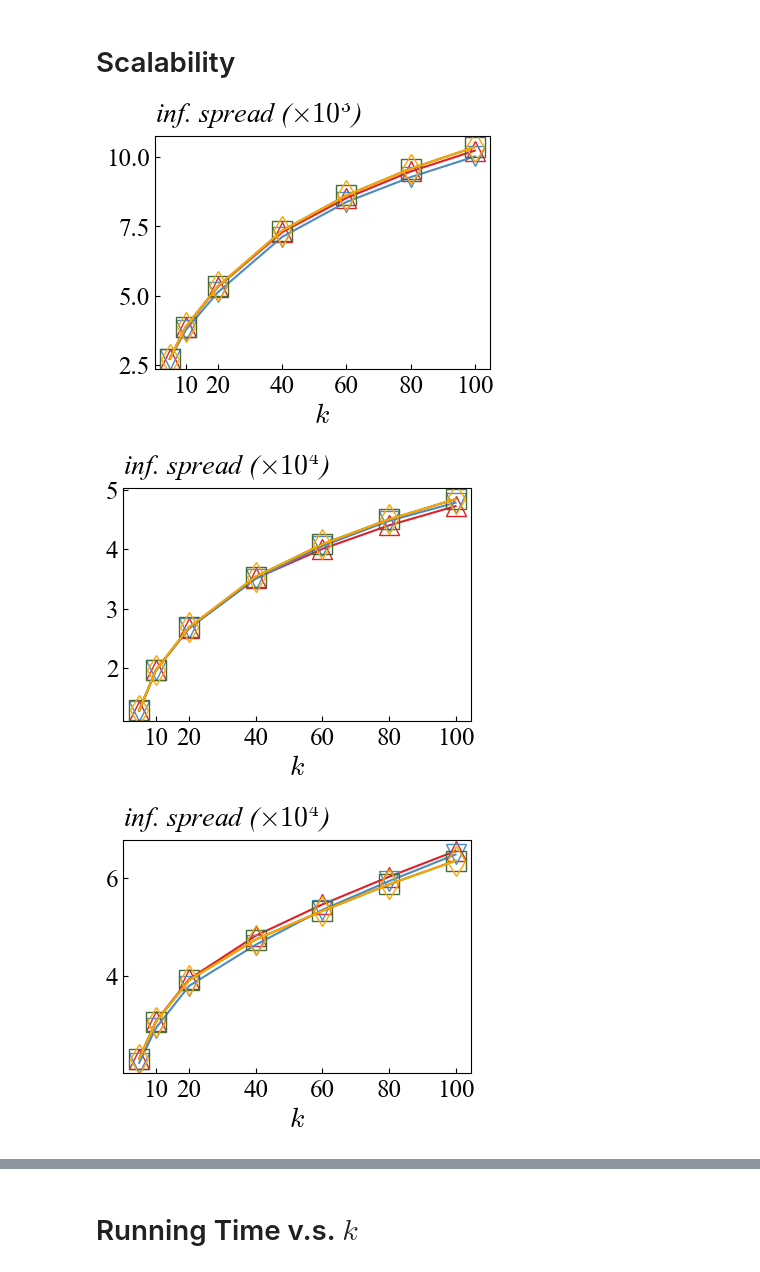
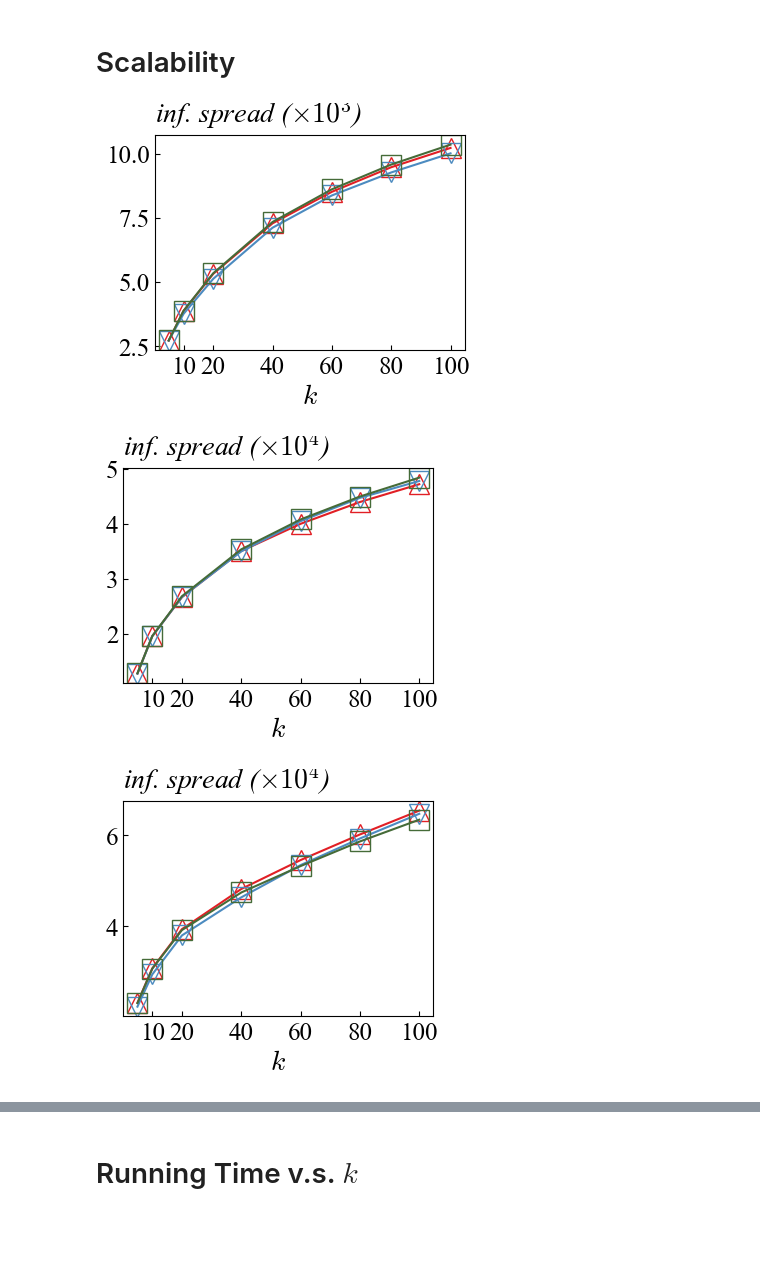
Before and after one commit to chenxlong3/AISPAC, a Jupyter notebook: data_process.ipynb, the cells around one changed output, grey strips where cells are left out. Cells and saved outputs as stored; diff of their text form; code cells hidden in the pictures; blank space fills up the shorter version.

```diff
--- a/data_process.ipynb
+++ b/data_process.ipynb
@@ -774,18 +780,19 @@ inf_k_orkut_scale_dict_AIS = get_inf_spread_of_one_dataset("orkut", list(range(2
                                                 settings={"eps":0, "seed_mode":"RAND", "num_samples":102400})
 inf_k_orkut_scale_arr = convert_dict_to_arr({**inf_k_orkut_scale_dict, **inf_k_orkut_scale_dict_AIS}, all_methods)
 
-# inf_k_twitter_scale_dict = get_inf_spread_of_one_dataset("twitter", list(range(2021, 2024)),
-#                                                 k_list=scale_k_list,
-#                                                 baseline_names=methods_approx,
-#                                                 settings={"eps":0.1, "seed_mode":"RAND"})
-# inf_k_twitter_scale_dict_AIS = get_inf_spread_of_one_dataset("twitter", list(range(2021, 2024)),
-#                                                 k_list=scale_k_list,
-#                                                 baseline_names=methods_ais,
-#                                                 settings={"eps":0, "seed_mode":"RAND", "num_samples":102400})
-# inf_k_twitter_scale_arr = convert_dict_to_arr({**inf_k_twitter_scale_dict, **inf_k_twitter_scale_dict_AIS}, all_methods)
+inf_k_twitter_scale_dict = get_inf_spread_of_one_dataset("twitter", list(range(2021, 2024)),
+                                                k_list=scale_k_list,
+                                                baseline_names=methods_approx,
+                                                settings={"eps":0.1, "seed_mode":"RAND"})
+inf_k_twitter_scale_dict_AIS = get_inf_spread_of_one_dataset("twitter", list(range(2021, 2025)),
+                                                k_list=scale_k_list,
+                                                baseline_names=["AIS_plus"],
+                                                settings={"eps":0, "seed_mode":"RAND", "num_samples":102400})
+inf_k_twitter_scale_arr = convert_dict_to_arr({**inf_k_twitter_scale_dict, **inf_k_twitter_scale_dict_AIS}, all_methods)
 # %%
+FIG_SIZE=(4,2.8)
 plot_lines(inf_k_Epinions_scale_arr / 1000,
-           line_labels=methods_approx+methods_ais,
+           line_labels=method_labels,
            x_axis=scale_k_list,
            x_ticks=scale_k_list[1:],
            x_ticklabels=scale_k_list[1:],
@@ -800,7 +807,7 @@ plot_lines(inf_k_Epinions_scale_arr / 1000,
            )
 
 plot_lines(inf_k_DBLP_scale_arr / 10000,
-           line_labels=methods_approx+methods_ais,
+           line_labels=method_labels,
            x_axis=scale_k_list,
            x_ticks=scale_k_list[1:],
            x_ticklabels=scale_k_list[1:],
@@ -815,36 +822,51 @@ plot_lines(inf_k_DBLP_scale_arr / 10000,
            )
 
 plot_lines(inf_k_LJ_scale_arr / 10000,
-           line_labels=methods_approx+methods_ais,
+           line_labels=method_labels,
            x_axis=scale_k_list,
            x_ticks=scale_k_list[1:],
            x_ticklabels=scale_k_list[1:],
            ms=MARKER_SIZE,
            x_label=r"$k$",
            y_label=r"inf. spread ($\times 10^4$)",
            tick_size=TICK_SIZE,
            label_size=LABEL_SIZE,
            fig_size=FIG_SIZE,
            y_label_pos=Y_LABEL_POS,
            save_path="./figs/inf_k_RAND_LJ_scale.pdf"
            )
 
-np.append(np.array([[250.217] for i in range(4)]), inf_k_orkut_scale_arr, axis=1)
+# np.append(np.array([[250.217] for i in range(4)]), inf_k_orkut_scale_arr, axis=1)
 plot_lines(inf_k_orkut_scale_arr / 100000,
-           line_labels=methods_approx+methods_ais,
+           line_labels=method_labels,
            x_axis=scale_k_list,
            x_ticks=scale_k_list[1:],
            x_ticklabels=scale_k_list[1:],
            ms=MARKER_SIZE,
            x_label=r"$k$",
            y_label=r"inf. spread ($\times 10^5$)",
            tick_size=TICK_SIZE,
            label_size=LABEL_SIZE,
            fig_size=FIG_SIZE,
            y_label_pos=Y_LABEL_POS,
            save_path="./figs/inf_k_RAND_orkut_scale.pdf"
            )
+
+plot_lines(inf_k_twitter_scale_arr / 1000000,
+           line_labels=method_labels,
+           x_axis=scale_k_list,
+           x_ticks=scale_k_list[1:],
+           x_ticklabels=scale_k_list[1:],
+           ms=MARKER_SIZE,
+           x_label=r"$k$",
+           y_label=r"inf. spread ($\times 10^6$)",
+           tick_size=TICK_SIZE,
+           label_size=LABEL_SIZE,
+           fig_size=FIG_SIZE,
+           y_label_pos=Y_LABEL_POS,
+           save_path="./figs/inf_k_RAND_twitter_scale.pdf"
+           )
 # %% [output]
-[figure, old version]
+[figure, new version]
-[figure, old version]
+[figure, new version]
-[figure, old version]
+[figure, new version]
```
Also changed, not shown: parts of 16 cells of this notebook.
